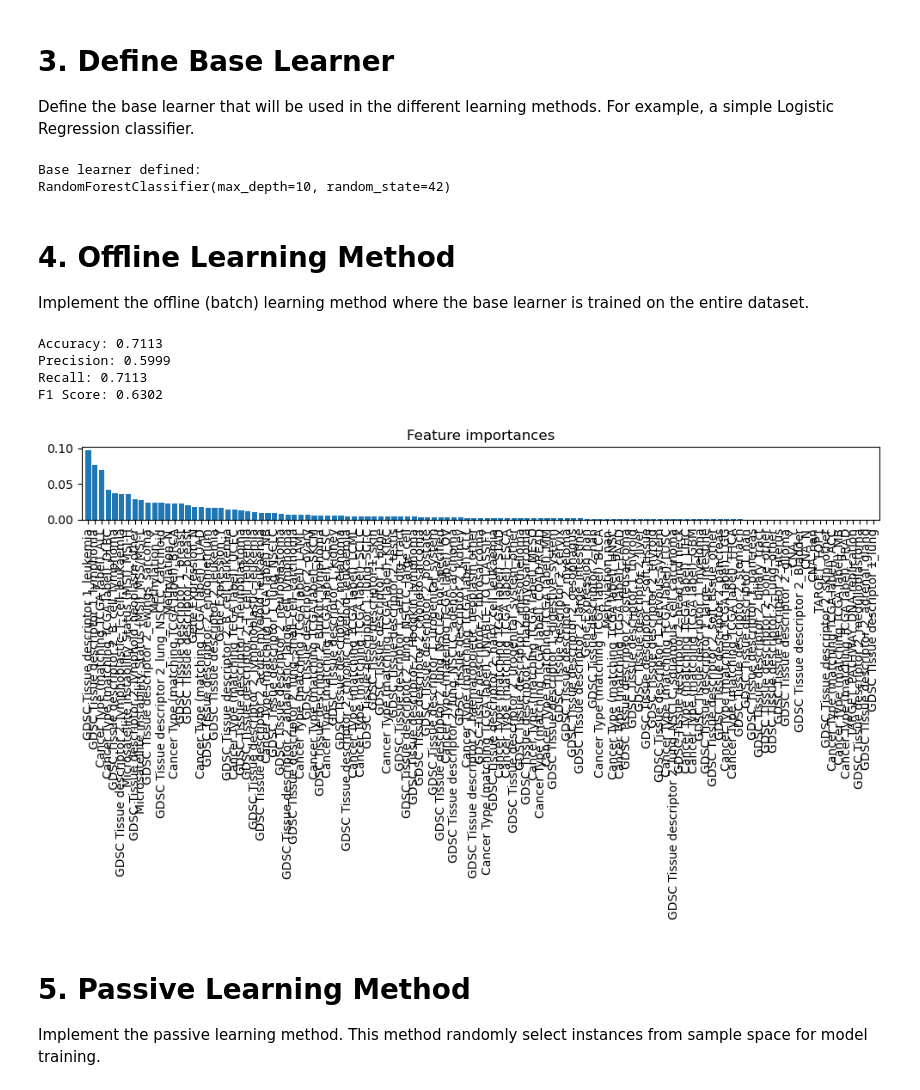
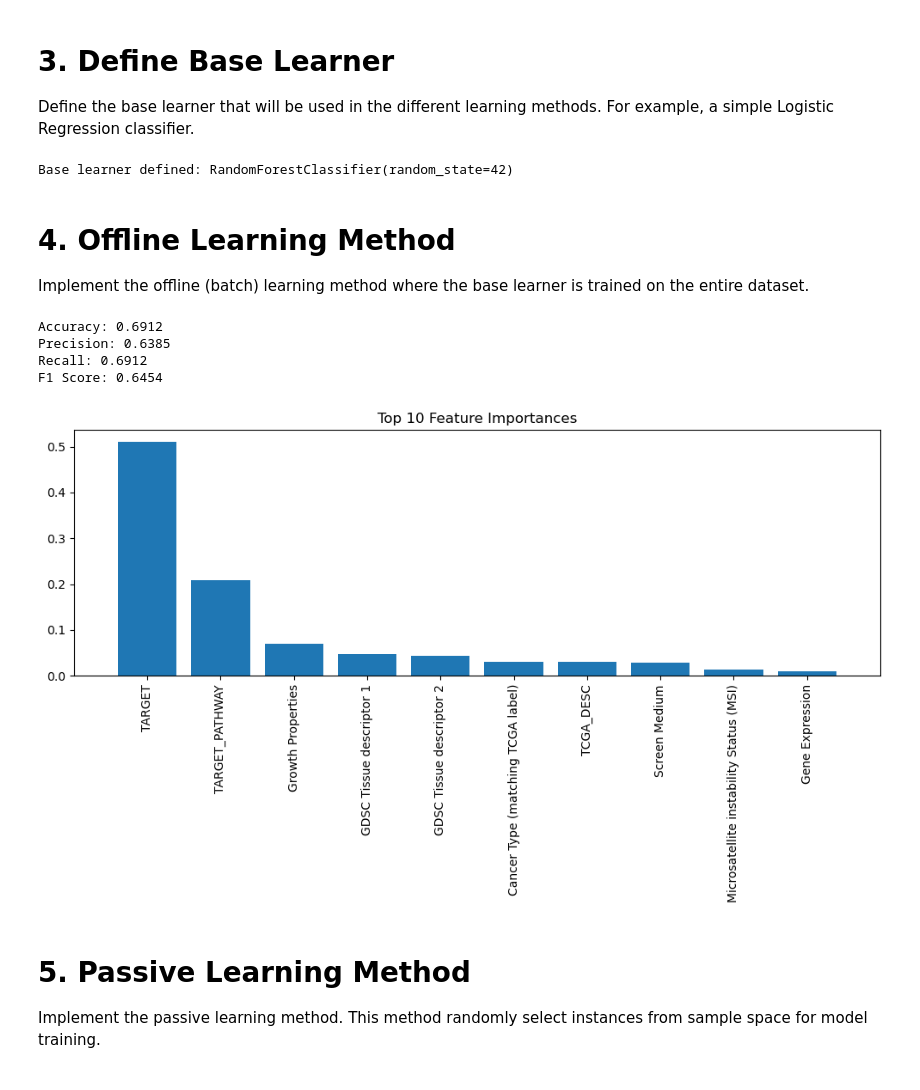
Before and after one commit to ShijieTang/Automation_GDSC, a Jupyter notebook: main_classification.ipynb, the cells around one changed output. Drawn from its saved outputs; the diff is of its cells as text; code cells hidden in the pictures.

```diff
--- a/main_classification.ipynb
+++ b/main_classification.ipynb
@@ -109,79 +82,54 @@ Name: count, dtype: int64
 # 3. Define Base Learner
 
 Define the base learner that will be used in the different learning methods. For example, a simple Logistic Regression classifier.
-# %%
-offline_seed = 42
-
-"""
-# Use XGBoost regressor, optimized hyperparameters for whole dataset
-base_learner = XGBRegressor(
-    objective="reg:squarederror",
-    n_estimators=100,
-    learning_rate=0.05,
-    max_depth=6,
-    subsample=0.8,                 # Subsample ratio of the training instances
-    colsample_bytree=1.0,          # Subsample ratio of columns when constructing each tree
-    # early_stopping_rounds=10,      # Early stopping rounds for validation set
-    # eval_metric="rmse",            # Evaluation metric for early stopping
-    random_state=offline_seed,
-)"""
-
-# Define the base learner as random forest
-base_learner = RandomForestClassifier(
-    n_estimators=100,
-    max_depth=10,
-    random_state=offline_seed,
-)
-
-print('Base learner defined:')
-print(base_learner)
-# %% [output]
-Base learner defined:
-RandomForestClassifier(max_depth=10, random_state=42)
+# %%
+offline_seed = 42
+# Define the base learner as random forest
+base_learner = RandomForestClassifier(
+    n_estimators=100,
+    random_state=offline_seed,
+)
+print('Base learner defined:', base_learner)
+# %% [output]
+Base learner defined: RandomForestClassifier(random_state=42)
 # %% [markdown]
 # 4. Offline Learning Method
 
 Implement the offline (batch) learning method where the base learner is trained on the entire dataset.
 # %%
-# Split the data into training and testing sets
-X_train, X_test, y_train, y_test = train_test_split(
-    X_encoded, y, test_size=0.2, random_state=offline_seed, stratify=y)
-X_train, X_val, y_train, y_val = train_test_split(
-    X_train, y_train, test_size=0.25, random_state=offline_seed, stratify=y_train)
-
 # Train the base learner
-base_learner.fit(X_train, y_train)
+base_learner.fit(Xl_train, y_train)
 
 # evaluate the model
-y_pred = base_learner.predict(X_test)
+y_pred = base_learner.predict(Xl_test)
 accuracy = accuracy_score(y_test, y_pred)
 precision = precision_score(y_test, y_pred, average='weighted')  # 多分类使用weighted
 recall = recall_score(y_test, y_pred, average='weighted')
 f1 = f1_score(y_test, y_pred, average='weighted')
 
 print(f'Accuracy: {accuracy:.4f}')
 print(f'Precision: {precision:.4f}')
 print(f'Recall: {recall:.4f}')
 print(f'F1 Score: {f1:.4f}')
 
-# Visualize the feature importance
+# Visualize the top 10 feature importances
 importances = base_learner.feature_importances_
-indices = np.argsort(importances)[::-1]
-features = X_encoder.get_feature_names_out(X.columns)[indices]
-# features = X_encoded.columns[indices]
+indices = np.argsort(importances)[::-1][:10]
+features = Xl_train.columns[indices]
+
 plt.figure(figsize=(10, 6))
-plt.title("Feature importances")
-plt.bar(range(X_encoded.shape[1]), importances[indices], align="center")
-plt.xticks(range(X_encoded.shape[1]), features, rotation=90)
-plt.xlim([-1, X_encoded.shape[1]])
+plt.title("Top 10 Feature Importances")
+plt.bar(range(10), importances[indices], align="center")
+plt.xticks(range(10), features, rotation=90)
+plt.xlim([-1, 10])
 plt.tight_layout()
 plt.show()
 # %% [output]
-Accuracy: 0.7113
-Precision: 0.5999
-Recall: 0.7113
-F1 Score: 0.6302
+Accuracy: 0.6912
+Precision: 0.6385
+Recall: 0.6912
+F1 Score: 0.6454
-[figure, old version]
+[figure, new version]
 # %% [markdown]
 # 5. Passive Learning Method
 
```
Also changed, not shown: parts of 27 cells of this notebook.
